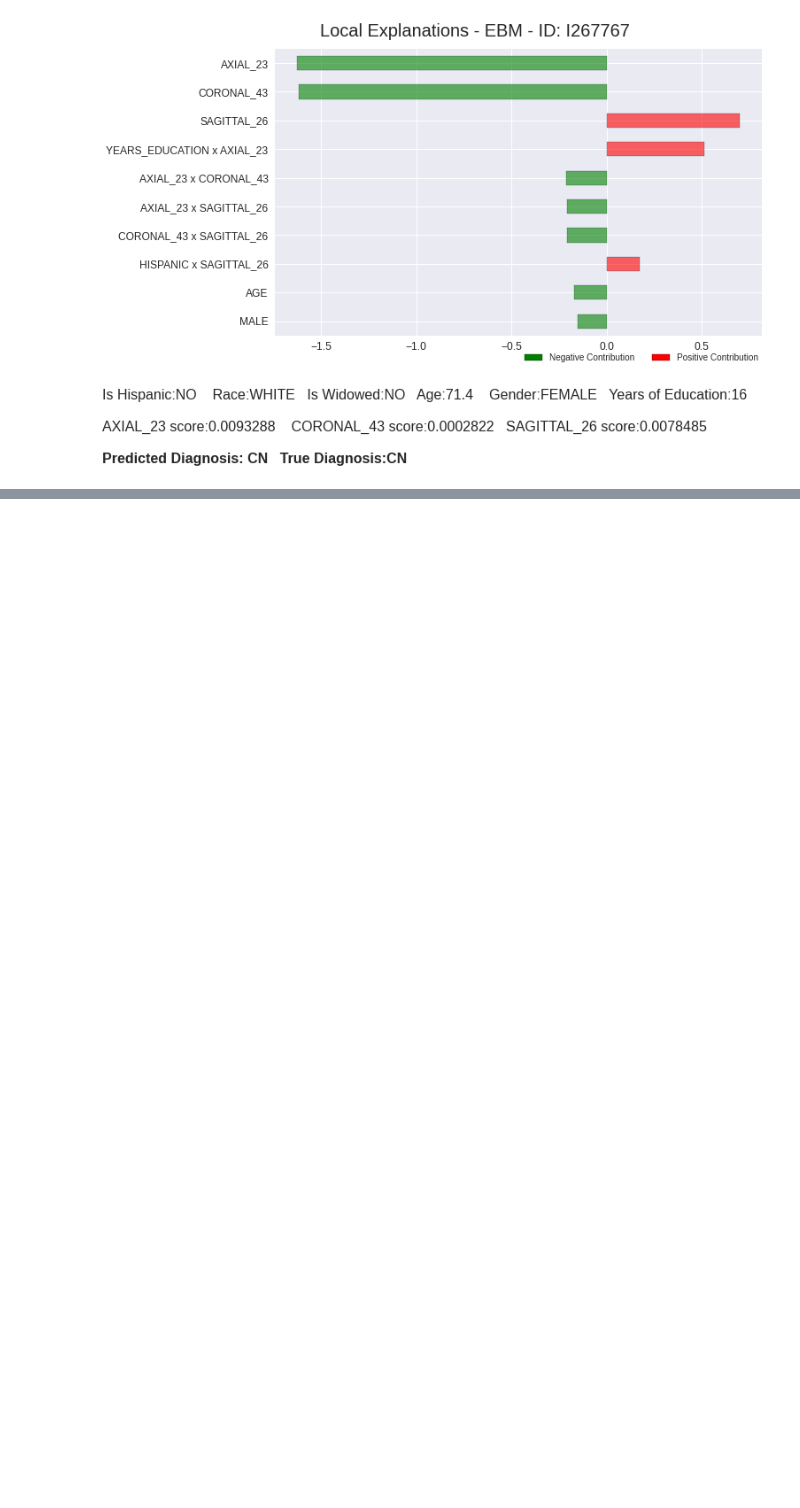
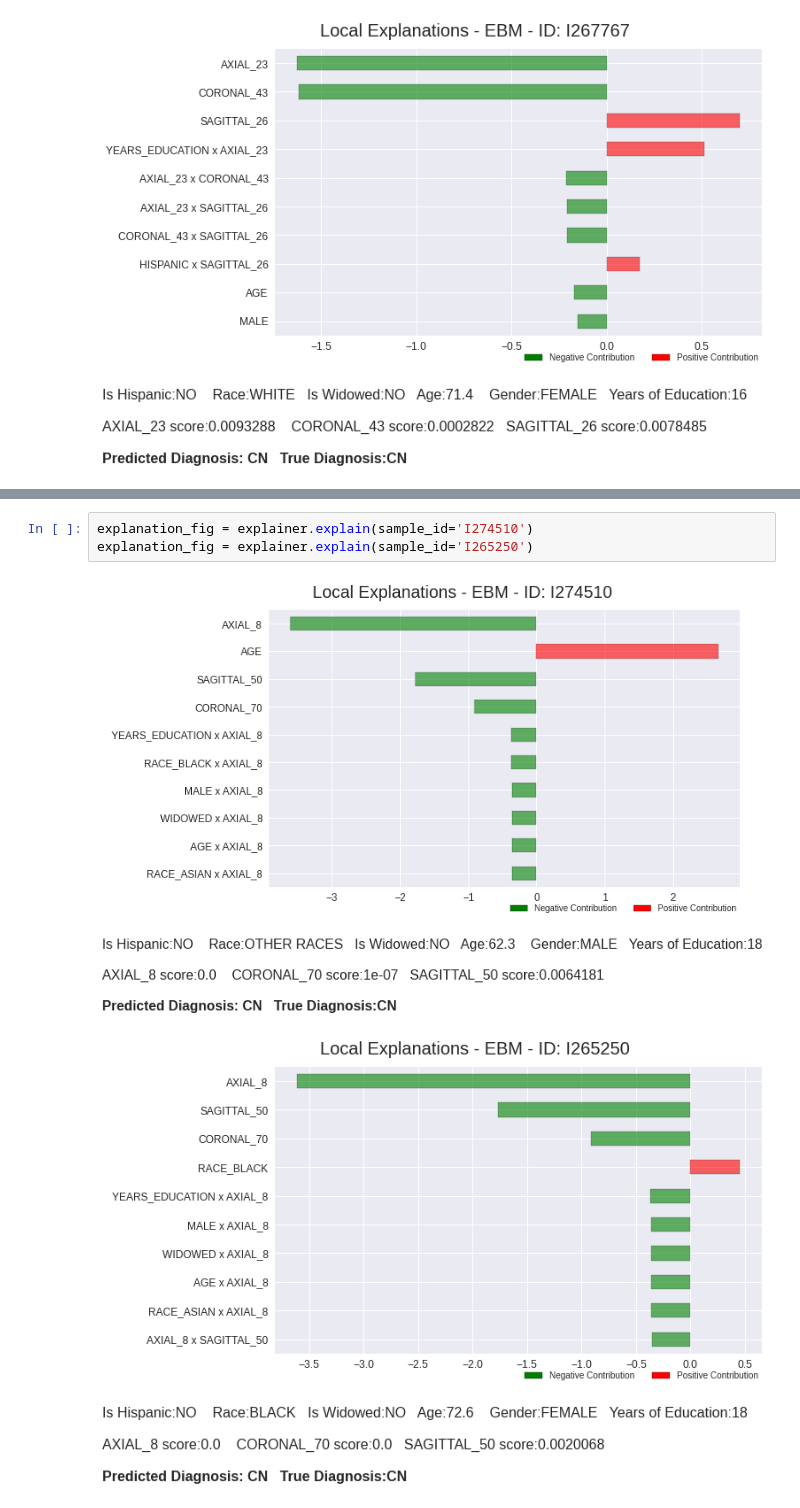
Before and after one commit to lucasthim/mmml-alzheimer-diagnosis, a Jupyter notebook: notebooks/dissertation/05_explanations_local_ensemble.ipynb, the cells around one changed output, grey strips where cells are left out. Cells and saved outputs as stored; diff of their text form; blank space fills up the shorter version.

```diff
--- a/notebooks/dissertation/05_explanations_local_ensemble.ipynb
+++ b/notebooks/dissertation/05_explanations_local_ensemble.ipynb
@@ -135,0 +287,6 @@ explanation_fig = explainer.explain(sample_id='I267767')
+# %%
+explanation_fig = explainer.explain(sample_id='I274510')
+explanation_fig = explainer.explain(sample_id='I265250')
+# %% [output]
+[figure, added]
+[figure, added]
```
Also changed, not shown: parts of 27 cells of this notebook, 2 other files.
